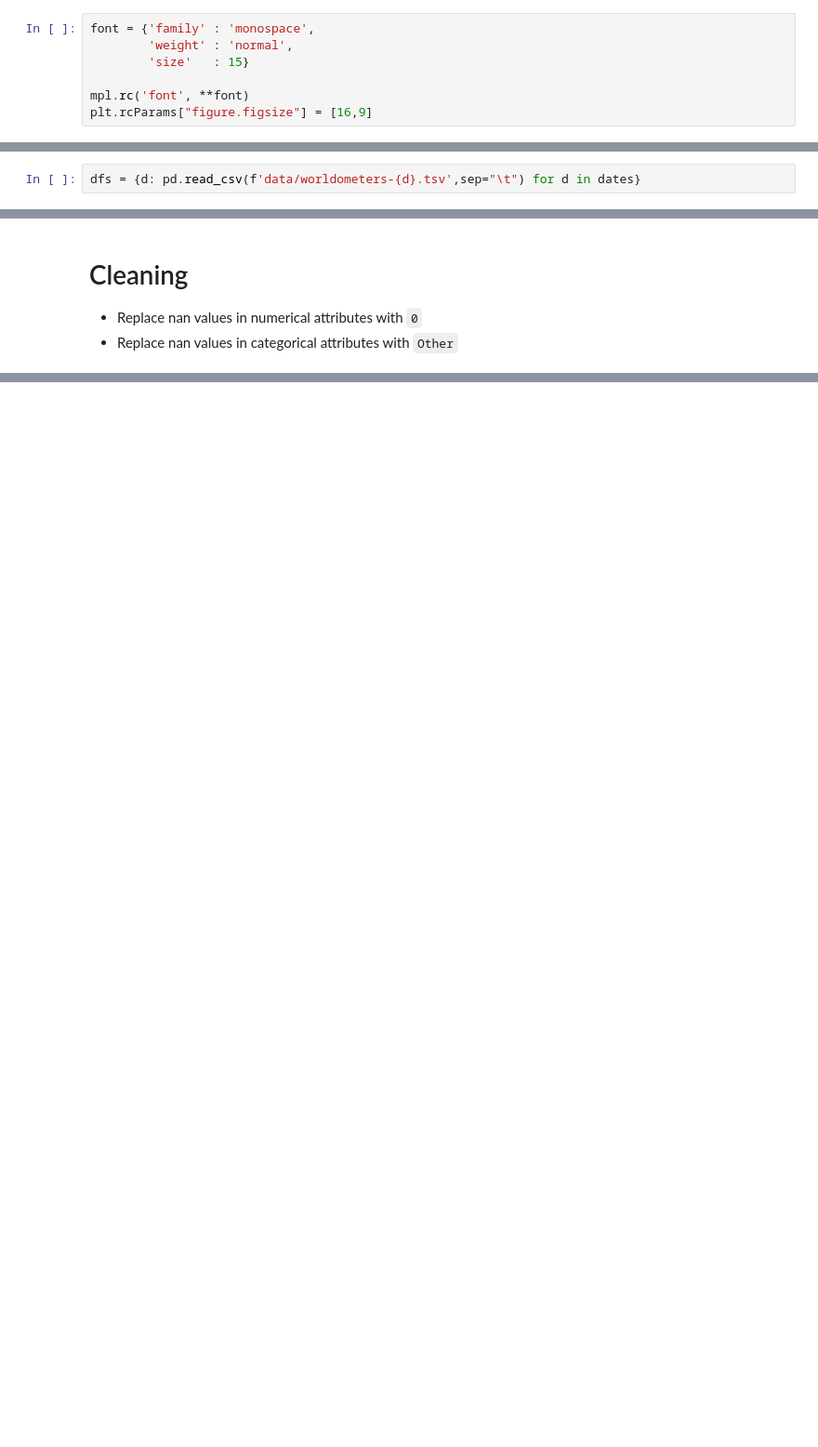
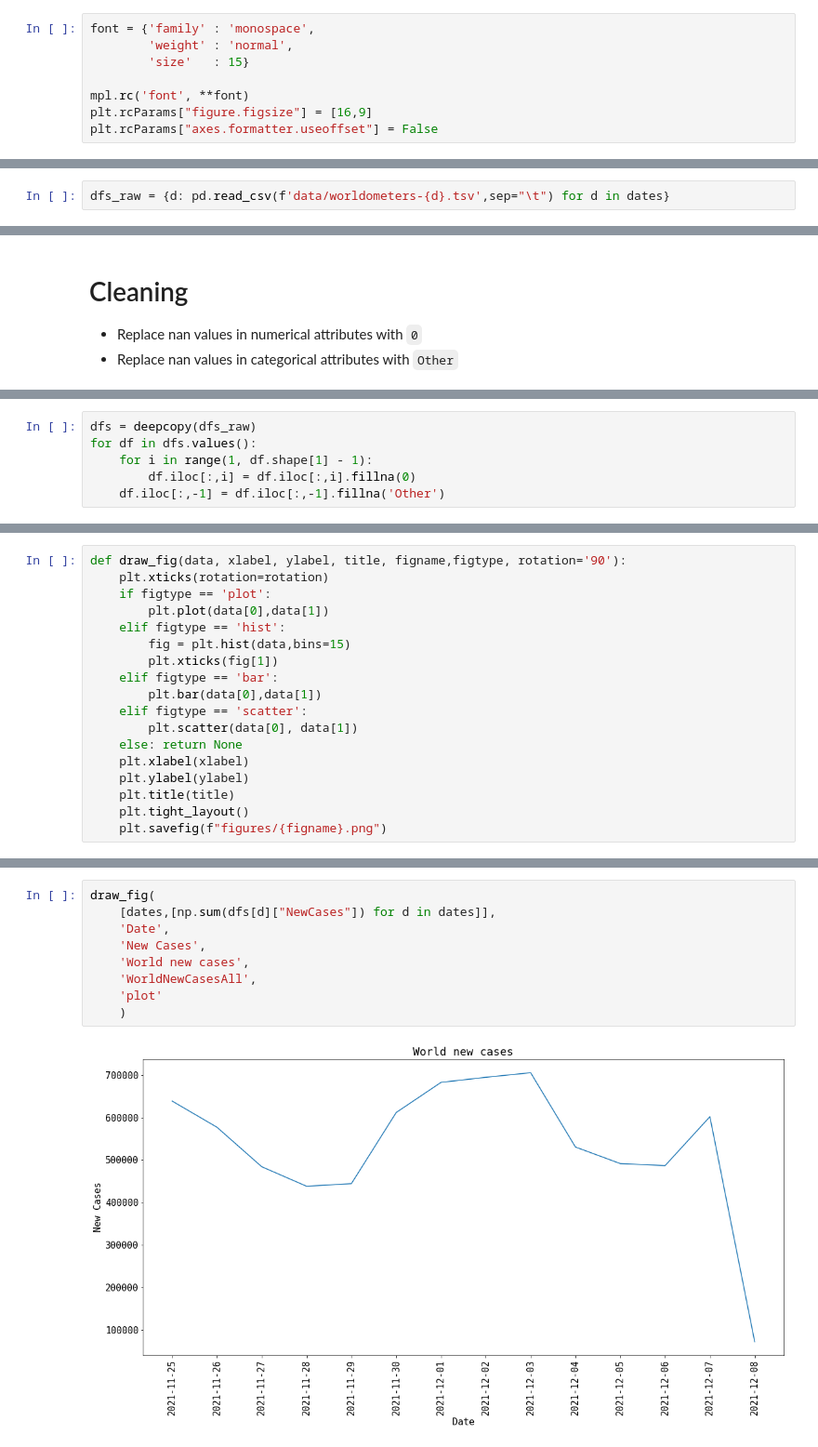
Before and after one commit to ndkhoa0704/Worldometers-explorer, a Jupyter notebook: explore.ipynb, the cells around one changed output, grey strips where cells are left out. Shown: that part at 93% size. Saved outputs shown, nothing was run; the diff lists cells and outputs as text; blank space fills up the shorter version.

Commit message:
Add more figures, update explore.ipynb

```diff
--- a/explore.ipynb
+++ b/explore.ipynb
@@ -17,6 +17,7 @@ font = {'family' : 'monospace',
 
 mpl.rc('font', **font)
 plt.rcParams["figure.figsize"] = [16,9]
+plt.rcParams["axes.formatter.useoffset"] = False
 # %% [markdown]
 # Load data
 # %%
@@ -26,4 +27,4 @@ dates = [dt.datetime.strptime(re.findall(r'\d{4}-\d{2}-\d{2}',f)[0],'%Y-%m-%d')
 dates = sorted(dates,reverse=False)
 dates = [i.strftime('%Y-%m-%d') for i in dates]
 # %%
-dfs = {d: pd.read_csv(f'data/worldometers-{d}.tsv',sep="\t") for d in dates}
+dfs_raw = {d: pd.read_csv(f'data/worldometers-{d}.tsv',sep="\t") for d in dates}
@@ -104,0 +35,6 @@ def display_density(attr, date):
+# %%
+dfs = deepcopy(dfs_raw)
+for df in dfs.values():
+    for i in range(1, df.shape[1] - 1):
+        df.iloc[:,i] = df.iloc[:,i].fillna(0)
+    df.iloc[:,-1] = df.iloc[:,-1].fillna('Other')
@@ -104,0 +63,18 @@ def display_density(attr, date):
+# %%
+def draw_fig(data, xlabel, ylabel, title, figname,figtype, rotation='90'):
+    plt.xticks(rotation=rotation)
+    if figtype == 'plot':
+        plt.plot(data[0],data[1])
+    elif figtype == 'hist':
+        fig = plt.hist(data,bins=15)
+        plt.xticks(fig[1])
+    elif figtype == 'bar':
+        plt.bar(data[0],data[1])
+    elif figtype == 'scatter':
+        plt.scatter(data[0], data[1])
+    else: return None
+    plt.xlabel(xlabel)
+    plt.ylabel(ylabel)
+    plt.title(title)
+    plt.tight_layout()
+    plt.savefig(f"figures/{figname}.png")
@@ -104,0 +85,11 @@ def display_density(attr, date):
+# %%
+draw_fig(
+    [dates,[np.sum(dfs[d]["NewCases"]) for d in dates]],
+    'Date',
+    'New Cases',
+    'World new cases',
+    'WorldNewCasesAll',
+    'plot'
+    )
+# %% [output]
+[figure, added]
```
Also changed, not shown: parts of 49 cells of this notebook, 25 other files.
